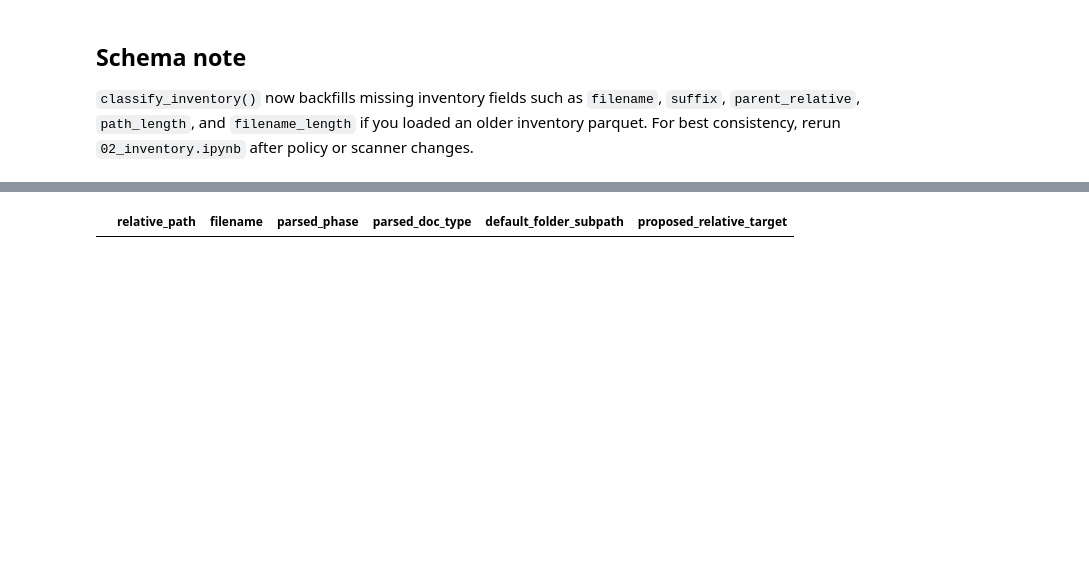
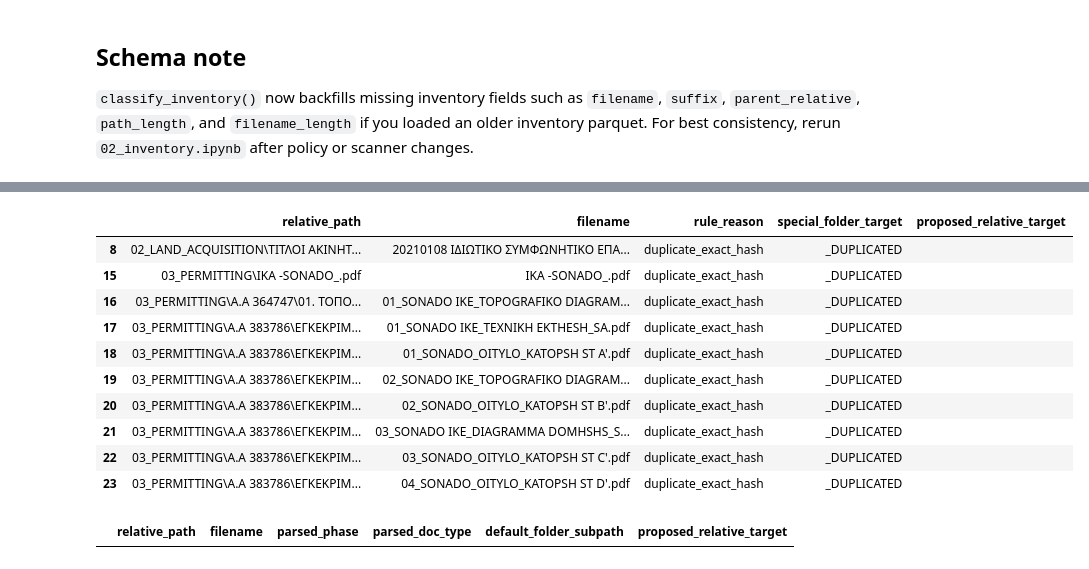
Before and after one commit to steliosvliaros/SCH-FILE-ORGANIZER, a Jupyter notebook: notebooks/03_rule_classification.ipynb, the cells around one changed output, grey strips where cells are left out. Cells and saved outputs as stored; diff of their text form; code cells hidden in the pictures; blank space fills up the shorter version.

```diff
--- a/notebooks/03_rule_classification.ipynb
+++ b/notebooks/03_rule_classification.ipynb
@@ -92,3 +89,18 @@ classified[classified['rule_status'] == 'move_to_special_folder'][['relative_pat
+# %%
+cols = [c for c in ['relative_path', 'filename', 'rule_reason', 'special_folder_target', 'proposed_relative_target'] if c in classified.columns]
+classified[classified['rule_status'] == 'move_to_special_folder'][cols].head(10)
+# %% [output]
+|  | relative_path | filename | rule_reason | special_folder_target | proposed_relative_target |
+| 8 | 02_LAND_ACQUISITION\ΤΙΤΛΟΙ ΑΚΙΝΗΤ... | 20210108 ΙΔΙΩΤΙΚΟ ΣΥΜΦΩΝΗΤΙΚΟ ΕΠΑ... | duplicate_exact_hash | _DUPLICATED |  |
+| 15 | 03_PERMITTING\IKA -SONADO_.pdf | IKA -SONADO_.pdf | duplicate_exact_hash | _DUPLICATED |  |
+| 16 | 03_PERMITTING\Α.Α 364747\01. ΤΟΠΟ... | 01_SONADO IKE_TOPOGRAFIKO DIAGRAM... | duplicate_exact_hash | _DUPLICATED |  |
+| 17 | 03_PERMITTING\Α.Α 383786\ΕΓΚΕΚΡΙΜ... | 01_SONADO IKE_TEXNIKH EKTHESH_SA.pdf | duplicate_exact_hash | _DUPLICATED |  |
+| 18 | 03_PERMITTING\Α.Α 383786\ΕΓΚΕΚΡΙΜ... | 01_SONADO_OITYLO_KATOPSH ST A'.pdf | duplicate_exact_hash | _DUPLICATED |  |
+| 19 | 03_PERMITTING\Α.Α 383786\ΕΓΚΕΚΡΙΜ... | 02_SONADO IKE_TOPOGRAFIKO DIAGRAM... | duplicate_exact_hash | _DUPLICATED |  |
+| 20 | 03_PERMITTING\Α.Α 383786\ΕΓΚΕΚΡΙΜ... | 02_SONADO_OITYLO_KATOPSH ST B'.pdf | duplicate_exact_hash | _DUPLICATED |  |
+| 21 | 03_PERMITTING\Α.Α 383786\ΕΓΚΕΚΡΙΜ... | 03_SONADO IKE_DIAGRAMMA DOMHSHS_S... | duplicate_exact_hash | _DUPLICATED |  |
+| 22 | 03_PERMITTING\Α.Α 383786\ΕΓΚΕΚΡΙΜ... | 03_SONADO_OITYLO_KATOPSH ST C'.pdf | duplicate_exact_hash | _DUPLICATED |  |
+| 23 | 03_PERMITTING\Α.Α 383786\ΕΓΚΕΚΡΙΜ... | 04_SONADO_OITYLO_KATOPSH ST D'.pdf | duplicate_exact_hash | _DUPLICATED |  |
 # %%
 classified[classified['rule_status'] == 'compliant_keep_review_path'][['relative_path', 'filename', 'parsed_phase', 'parsed_doc_type', 'default_folder_subpath', 'proposed_relative_target']].head(10)
 # %% [output]
```
Also changed, not shown: parts of 9 cells of this notebook, 1 other file.
